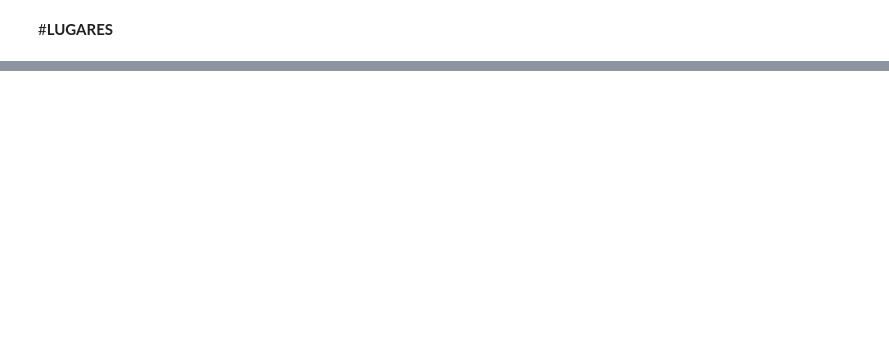
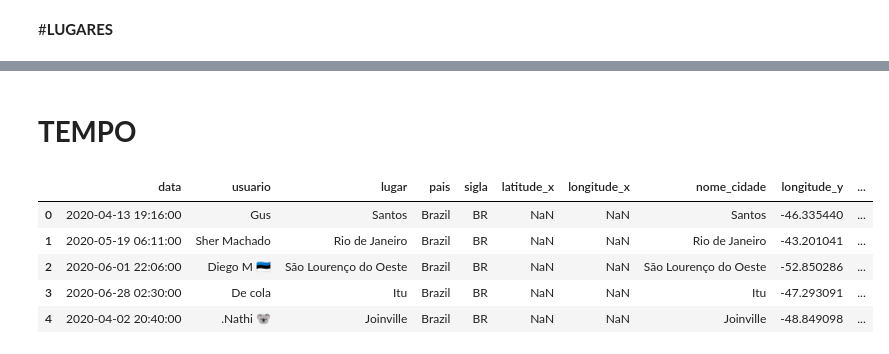
Before and after one commit to adielws/covid19-questions, a Jupyter notebook: covid19_questions.ipynb, the cells around one changed output, grey strips where cells are left out. Cells and saved outputs as stored; diff of their text form; code cells hidden in the pictures; blank space fills up the shorter version.

```diff
--- a/covid19_questions.ipynb
+++ b/covid19_questions.ipynb
@@ -483,0 +519,27 @@ saidas
+# %% [markdown]
+# **TEMPO**
+# %%
+import datetime
+localizacao['data'].dtype
+
+localizacao['data'] = pd.to_datetime(localizacao['data'], format='%d/%m/%Y %H:%M')
+# %%
+conditions = [
+    (localizacao.data.dt.hour >= 0) & (localizacao.data.dt.hour <=6),
+    (localizacao.data.dt.hour > 6) & (localizacao.data.dt.hour <=12),
+    (localizacao.data.dt.hour > 12) & (localizacao.data.dt.hour <=18),
+    (localizacao.data.dt.hour > 18) & (localizacao.data.dt.hour <=23)
+    ]
+values = ['MADRUGADA', 'MANHÃ', 'TARDE', 'NOITE']
+
+localizacao['partes_dia'] = np.select(conditions, values)
+localizacao['dia_da_semana'] = localizacao.data.dt.day_name()
+
+localizacao.head()
+# %% [output]
+|  | data | usuario | lugar | pais | sigla | latitude_x | longitude_x | nome_cidade | longitude_y | ... |
+| 0 | 2020-04-13 19:16:00 | Gus | Santos | Brazil | BR | NaN | NaN | Santos | -46.335440 | ... |
+| 1 | 2020-05-19 06:11:00 | Sher Machado | Rio de Janeiro | Brazil | BR | NaN | NaN | Rio de Janeiro | -43.201041 | ... |
+| 2 | 2020-06-01 22:06:00 | Diego M 🇪🇪 | São Lourenço do Oeste | Brazil | BR | NaN | NaN | São Lourenço do Oeste | -52.850286 | ... |
+| 3 | 2020-06-28 02:30:00 | De cola | Itu | Brazil | BR | NaN | NaN | Itu | -47.293091 | ... |
+| 4 | 2020-04-02 20:40:00 | .Nathi 🐨 | Joinville | Brazil | BR | NaN | NaN | Joinville | -48.849098 | ... |
```
Also changed, not shown: parts of 24 cells of this notebook.
